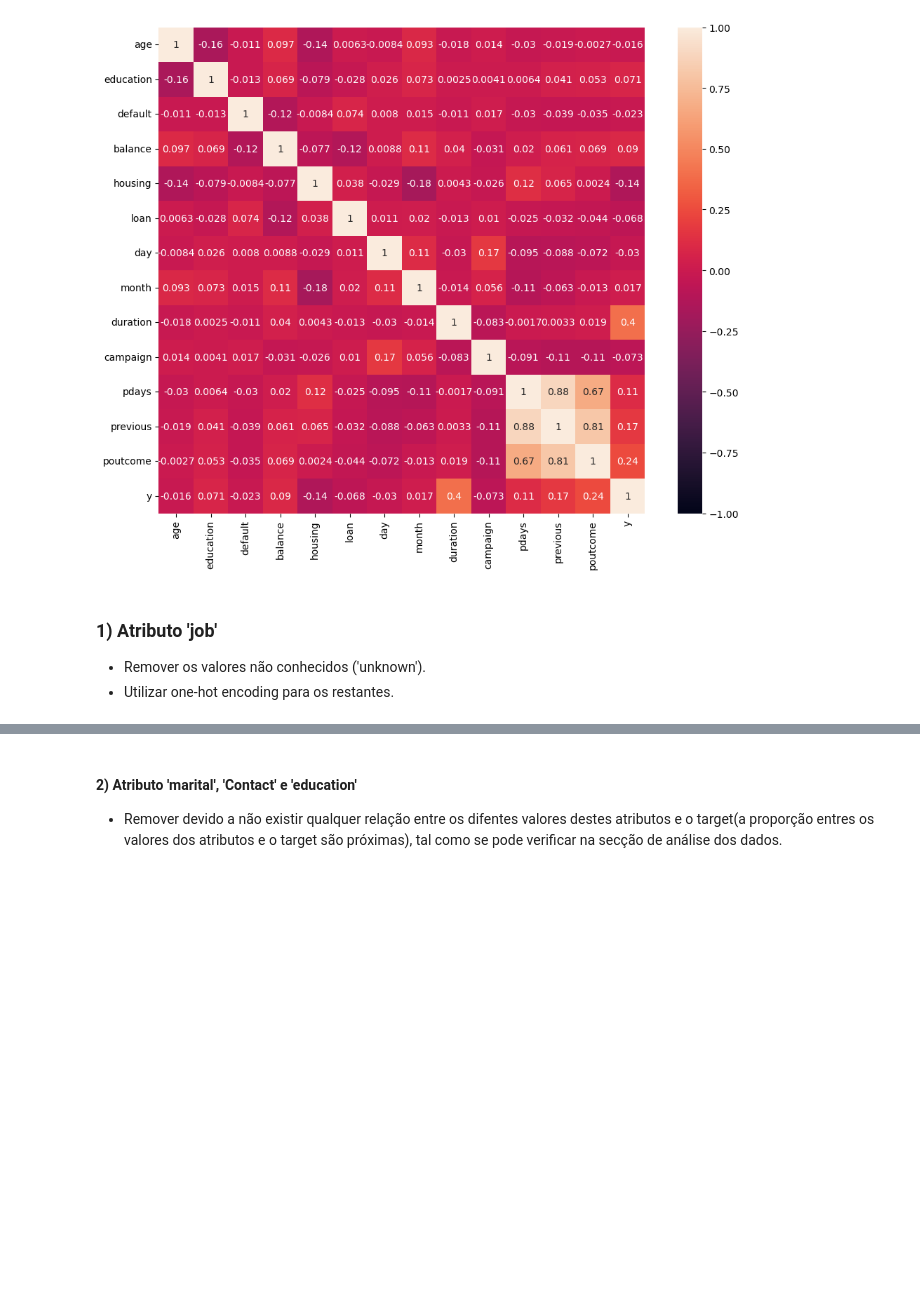
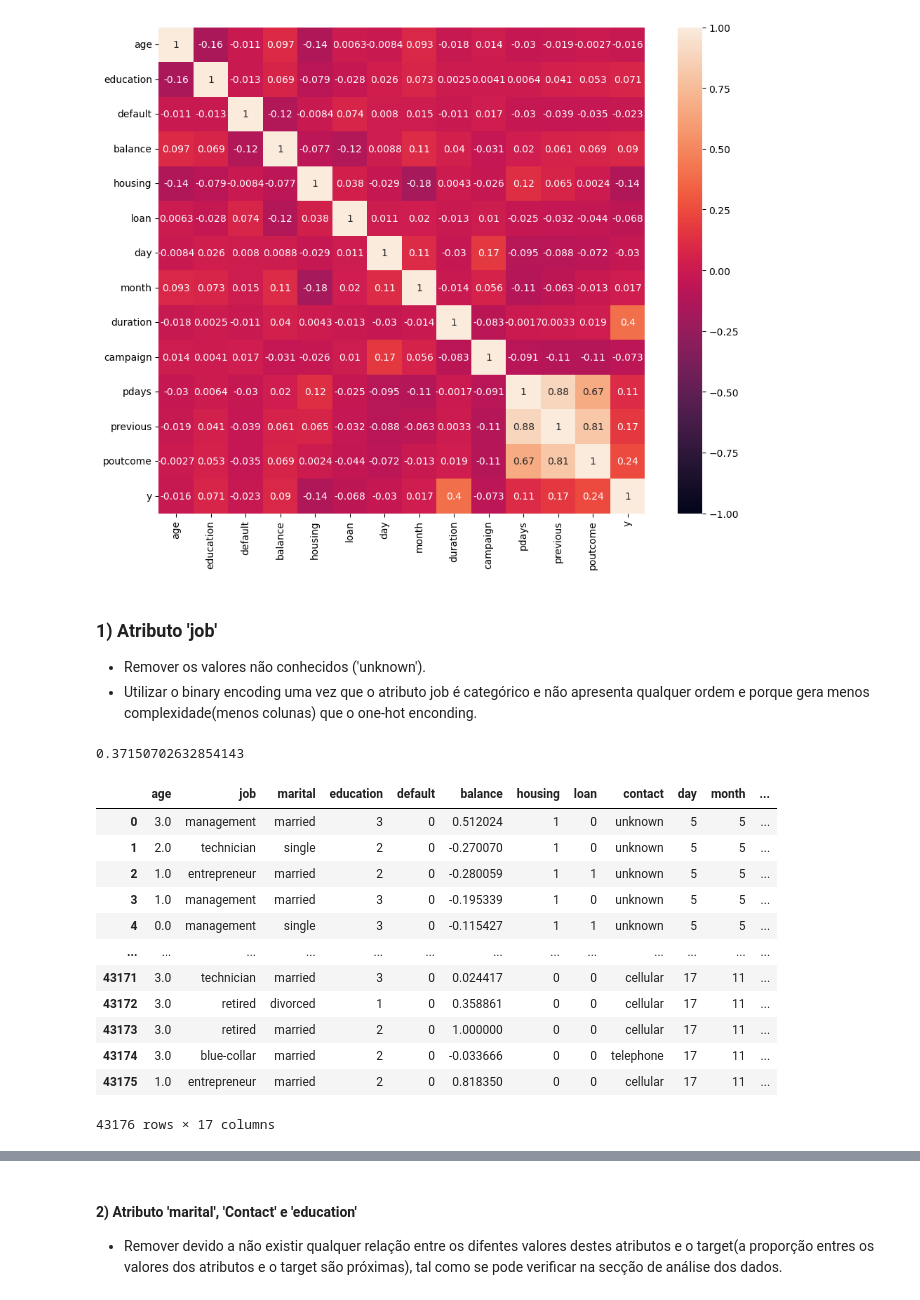
Before and after one commit to MiguelFernandes13/daa, a Jupyter notebook: bank_marketing/Banco.ipynb, the cells around one changed output, grey strips where cells are left out. Saved outputs shown, nothing was run; the diff lists cells and outputs as text; code cells hidden in the pictures; blank space fills up the shorter version.

```diff
--- a/bank_marketing/Banco.ipynb
+++ b/bank_marketing/Banco.ipynb
@@ -764,14 +765,28 @@ sns.heatmap(corr_matrix, vmin=-1, vmax=1, square=True, annot=True);
 # %% [markdown]
 ### 1) Atributo 'job'
  - Remover os valores não conhecidos ('unknown').
- - Utilizar one-hot encoding para os restantes.
+ - Utilizar o binary encoding uma vez que o atributo job é categórico e não apresenta qualquer ordem e porque gera menos complexidade(menos colunas) que o one-hot enconding.
+# %%
+#percentagem de unknows em job
+(bank[bank['job'] == "unknown"]['job'].count() / bank['job'].count()) * 100
+# %% [output]
+0.37150702632854143
 # %%
 bank.drop(bank[bank['job'] == 'unknown'].index, inplace=True)
 bank.reset_index(drop=True, inplace=True)
 bank_data = bank.copy()
-
-lb = LabelBinarizer()
-lb_results = lb.fit_transform(bank_data['job'])
-lb_results_bank = pd.DataFrame(lb_results, columns=lb.classes_)
-bank = pd.concat([bank_data, lb_results_bank], axis=1)
-bank = bank.drop('job', axis=1)
+bank_data
+# %% [output]
+|  | age | job | marital | education | default | balance | housing | loan | contact | day | month | ... |
+| 0 | 3.0 | management | married | 3 | 0 | 0.512024 | 1 | 0 | unknown | 5 | 5 | ... |
+| 1 | 2.0 | technician | single | 2 | 0 | -0.270070 | 1 | 0 | unknown | 5 | 5 | ... |
+| 2 | 1.0 | entrepreneur | married | 2 | 0 | -0.280059 | 1 | 1 | unknown | 5 | 5 | ... |
+| 3 | 1.0 | management | married | 3 | 0 | -0.195339 | 1 | 0 | unknown | 5 | 5 | ... |
+| 4 | 0.0 | management | single | 3 | 0 | -0.115427 | 1 | 1 | unknown | 5 | 5 | ... |
+| ... | ... | ... | ... | ... | ... | ... | ... | ... | ... | ... | ... | ... |
+| 43171 | 3.0 | technician | married | 3 | 0 | 0.024417 | 0 | 0 | cellular | 17 | 11 | ... |
+| 43172 | 3.0 | retired | divorced | 1 | 0 | 0.358861 | 0 | 0 | cellular | 17 | 11 | ... |
+| 43173 | 3.0 | retired | married | 2 | 0 | 1.000000 | 0 | 0 | cellular | 17 | 11 | ... |
+| 43174 | 3.0 | blue-collar | married | 2 | 0 | -0.033666 | 0 | 0 | telephone | 17 | 11 | ... |
+| 43175 | 1.0 | entrepreneur | married | 2 | 0 | 0.818350 | 0 | 0 | cellular | 17 | 11 | ... |
+43176 rows × 17 columns
```
Also changed, not shown: parts of 25 cells of this notebook.
